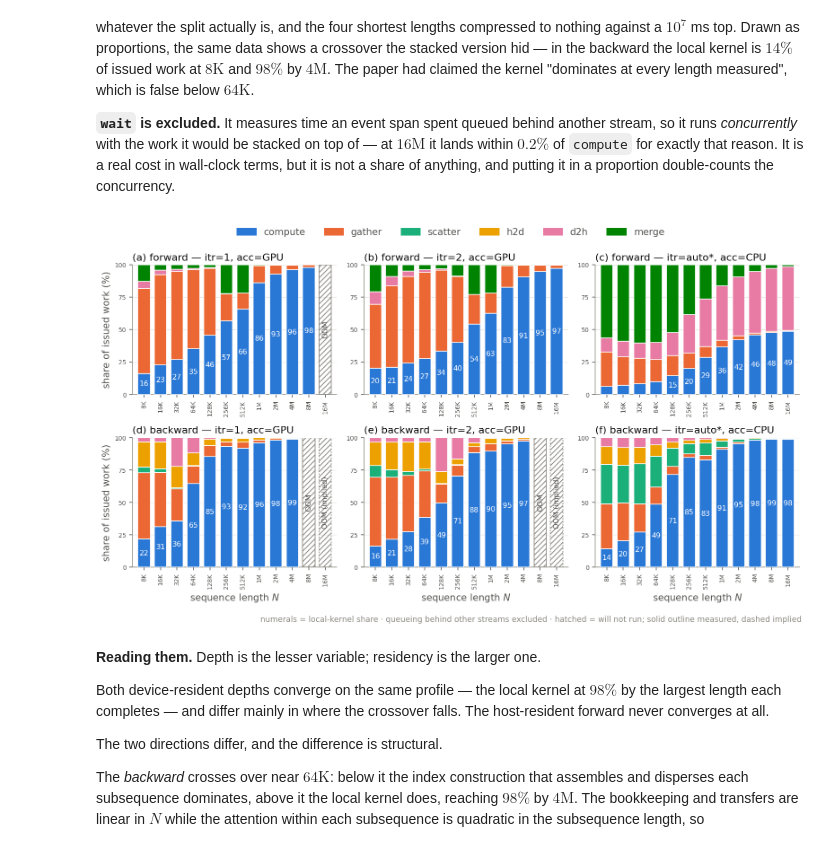
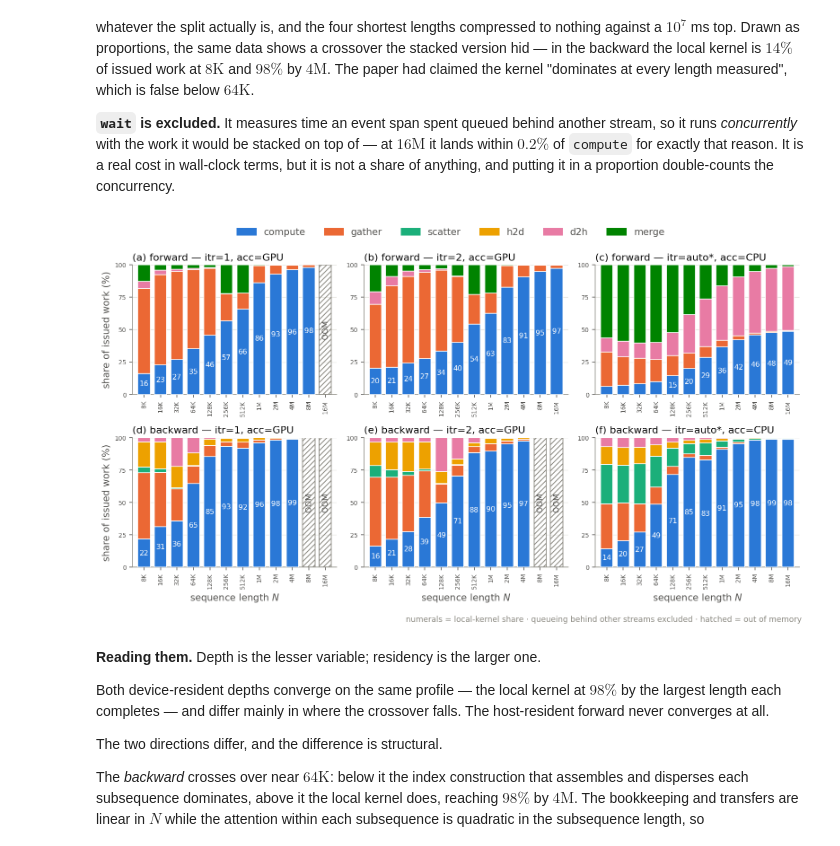
Before and after one commit to yiming-b/Stream-CQSA, a Jupyter notebook: notebooks/paper_figures.ipynb, the cells around one changed output. Drawn from its saved outputs; the diff is of its cells as text; code cells hidden in the pictures.

```diff
--- a/notebooks/paper_figures.ipynb
+++ b/notebooks/paper_figures.ipynb
@@ -651,14 +655,12 @@ def stage_panel(ax, rows, direction, method, title):
     # and three panels of different widths read as three different experiments
     # rather than one experiment in which two configurations died.
     #
-    # The first failure is measured; the ones past it are not, and are drawn
-    # differently. Peak memory increases monotonically with N, so a
-    # configuration that cannot run at 8M cannot run at 16M -- sound, but an
-    # inference, and it should not be dressed up as a measurement.
+    # All of them read OOM, including lengths past the first failure that were
+    # not themselves run: peak memory increases monotonically in N, so a
+    # configuration that exhausts the device at 8M exhausts it at 16M. There is
+    # no uncertainty to hedge, and a second qualifier would imply one.
     all_n = sorted({r["N"] for r in rows if r["direction"] == direction
                     and r["status"] == "ok"})
-    measured_oom = {r["N"] for r in rows if r["method"] == method
-                    and r["direction"] == direction and r["status"] == "oom"}
     failed = [n for n in all_n if n > keep[-1]["N"]]
 
     seen = {k for r in keep for k in r["stage_ms"] if k != "wait"}
@@ -690,12 +692,10 @@ def stage_panel(ax, rows, direction, method, title):
 
     for i, n in enumerate(failed):
         x = len(keep) + i
-        measured = n in measured_oom
         ax.bar([x], [100], width=0.74, facecolor="none", hatch="////",
-               edgecolor=INK3, linewidth=0.9 if measured else 0.8,
-               linestyle="solid" if measured else (0, (2.5, 1.8)), zorder=3)
-        ax.text(x, 50, "OOM" if measured else "OOM (implied)", rotation=90,
-                ha="center", va="center", fontsize=fs(6.5), color=INK2, zorder=4)
+               edgecolor=INK3, linewidth=0.9, zorder=3)
+        ax.text(x, 50, "OOM", rotation=90, ha="center", va="center",
+                fontsize=fs(7), color=INK2, zorder=4)
 
     xs_all = list(range(len(keep) + len(failed)))
     ax.set_xticks(xs_all)
@@ -710,35 +710,35 @@ def stage_panel(ax, rows, direction, method, title):
         ax.spines[sp].set_color(INK3); ax.spines[sp].set_linewidth(0.8)
     ax.tick_params(colors=INK2, labelsize=7)
     ax.set_title(title, color=INK, fontsize=fs(9), loc="left", pad=5)
     return pref
 
 
 fig, axes = plt.subplots(2, 3, figsize=(11.4, 6.4), squeeze=False)
 stages = []
 for i, d in enumerate(("fwd", "bwd")):
     for j, (method, name) in enumerate(CONFIGS):
         pref = stage_panel(axes[i][j], TIMING, d, method,
                            f"({chr(97 + i*3 + j)}) "
                            f"{'forward' if d == 'fwd' else 'backward'} — {name}")
         stages += [st for st in pref if st not in stages]
     axes[i][0].set_ylabel("share of issued work (%)", color=INK2, fontsize=fs(8.5))
 for j in range(3):
     axes[1][j].set_xlabel("sequence length $N$", color=INK2, fontsize=fs(8.5))
 
 order = [st for st in STAGE_ORDER if st in stages]
 fig.legend([plt.Rectangle((0, 0), 1, 1,
                           color=SLOT[STAGE_ORDER.index(st) % len(SLOT)])
             for st in order], order,
            loc="upper center", ncol=len(order), frameon=False, fontsize=fs(8.5),
            labelcolor=INK2, bbox_to_anchor=(0.5, 1.005))
 fig.text(0.99, 0.005,
          "numerals = local-kernel share · queueing behind other streams excluded"
-         " · hatched = will not run; solid outline measured, dashed implied",
+         " · hatched = out of memory",
          ha="right", color=INK3, fontsize=fs(7))
 fig.tight_layout(rect=(0, 0.025, 1, 0.945))
 plt.show()
 # %% [output]
-[figure, old version]
+[figure, new version]
 # %% [markdown]
 **Reading them.** Depth is the lesser variable; residency is the larger one.
 
```
Also changed, not shown: parts of 1 cell of this notebook, 11 other files.
